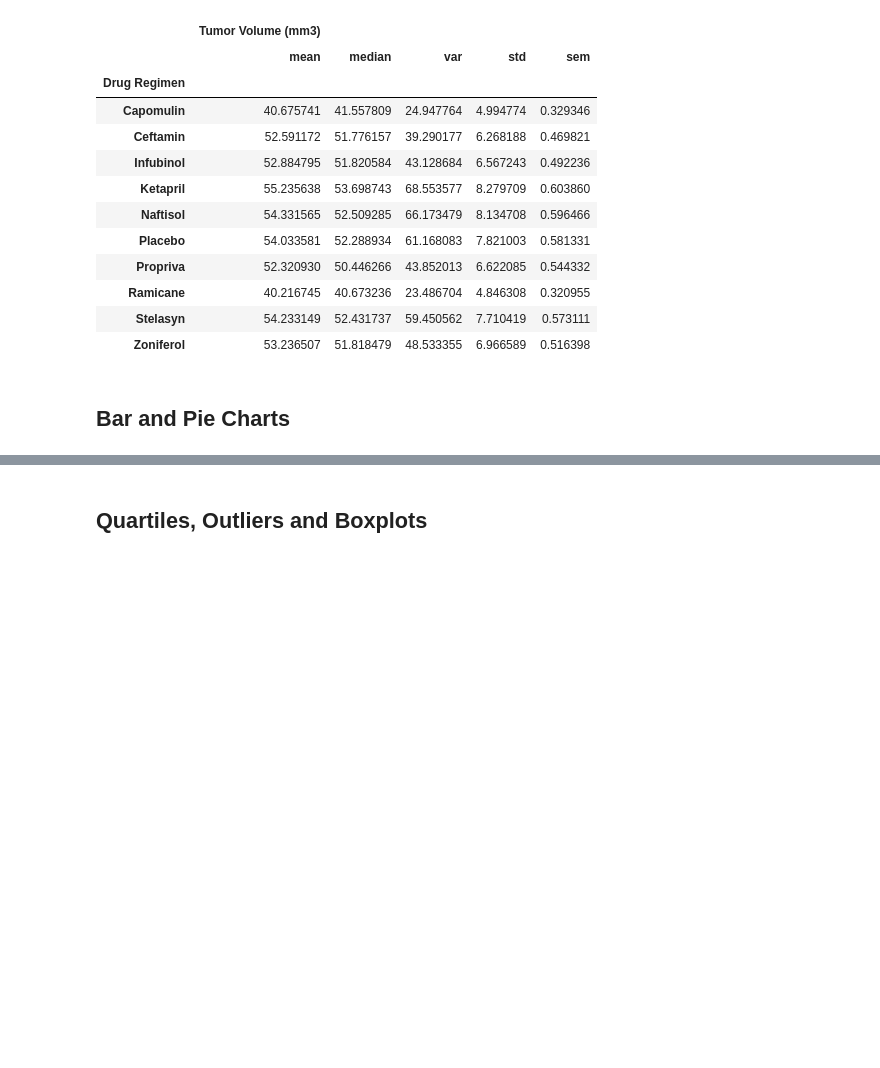
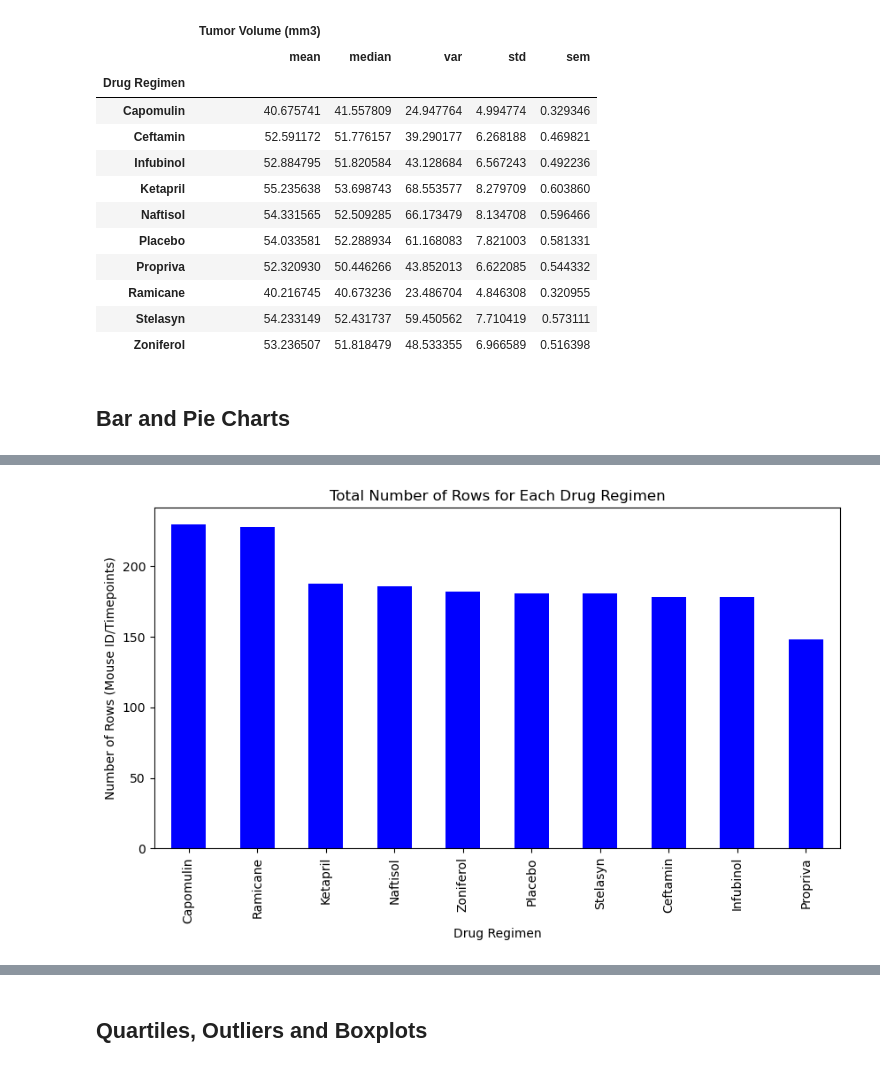
Before and after one commit to Oceanpro00/matplotlib_challenge, a Jupyter notebook: Pymaceuticals/pymaceuticals_starter.ipynb, the cells around one changed output, grey strips where cells are left out. Drawn from its saved outputs; the diff is of its cells as text; code cells hidden in the pictures; blank space fills up the shorter version.

```diff
--- a/Pymaceuticals/pymaceuticals_starter.ipynb
+++ b/Pymaceuticals/pymaceuticals_starter.ipynb
@@ -167,3 +157,16 @@ drug_regimen_tumor_summary_df
+# %%
+# Generate a bar plot showing the total number of rows (Mouse ID/Timepoints) for each drug regimen using Pandas.
+
+total_number_mouse = mouse_study_cleaned_df.groupby(['Drug Regimen']).count()
+
+total_number_mouse.sort_values(by = 'Mouse ID', ascending = False).plot(kind='bar', figsize=(10, 5), color='blue', legend= False)
+plt.title('Total Number of Rows for Each Drug Regimen')
+plt.xlabel('Drug Regimen')
+plt.ylabel('Number of Rows (Mouse ID/Timepoints)')
+plt.xticks(rotation=90)
+plt.show()
+# %% [output]
+[figure, added]
 # %%
 # Generate a pie chart, using Pandas, showing the distribution of unique female versus male mice used in the study
 
```
Also changed, not shown: parts of 9 cells of this notebook.
